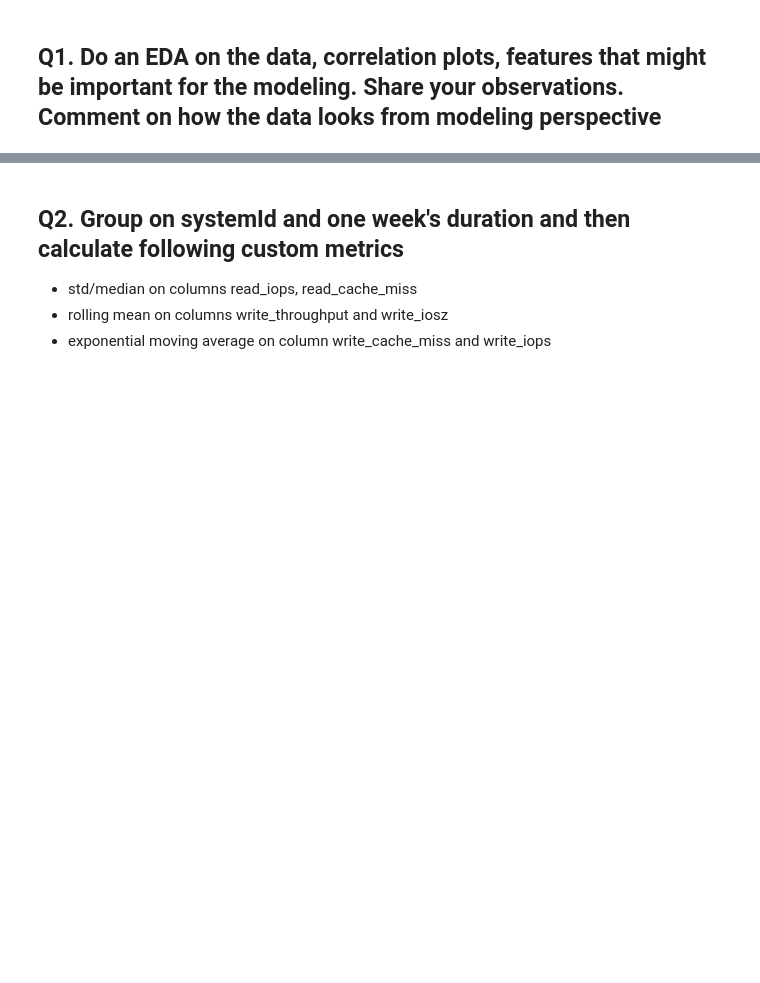
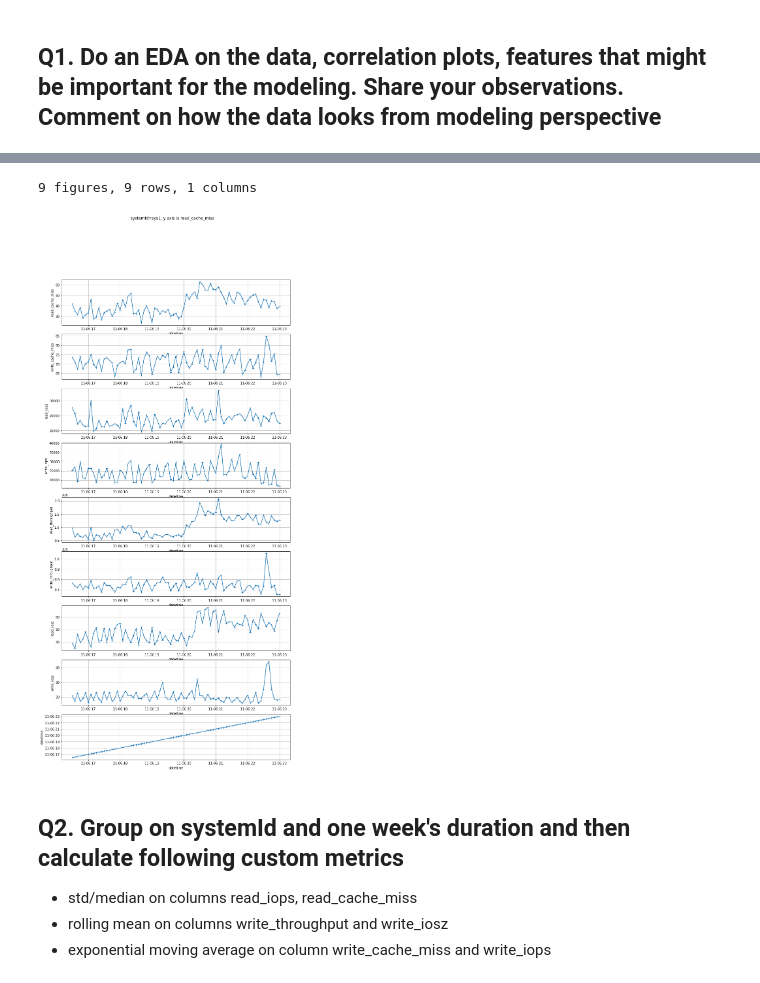
Before and after one commit to FrankGangWang/AppliedML_Python_Coursera, a Jupyter notebook: Copy_of_Copy_of_Interview_for_DataScience_2.ipynb, the cells around one changed output, grey strips where cells are left out. Cells and saved outputs as stored; diff of their text form; code cells hidden in the pictures; blank space fills up the shorter version.

```diff
--- a/Copy_of_Copy_of_Interview_for_DataScience_2.ipynb
+++ b/Copy_of_Copy_of_Interview_for_DataScience_2.ipynb
@@ -147,0 +231,9 @@ def plot_part_sys1_timestamp(df):
+# %%
+systemId_selected = 'sys1'
+#x = ['cpu_utilization']; y = ['read_cache_miss', 'write_cache_miss', 'read_iops', 'write_iops', 'read_throughput', 'write_throughput', 'read_iosz','write_iosz', 'datetime']
+plot_1_column=True; x = ['datetime']; y = ['read_cache_miss', 'write_cache_miss', 'read_iops', 'write_iops', 'read_throughput', 'write_throughput', 'read_iosz','write_iosz', 'datetime']
+#x = ['read_iops']; y =['cpu_utilization']
+plot_multx_y(df, systemId_selected, x ,y, 0.2, 0.21, '-+', plot_1_column)
+# %% [output]
+9 figures, 9 rows, 1 columns
+[figure, added]
```
Also changed, not shown: parts of 31 cells of this notebook.
